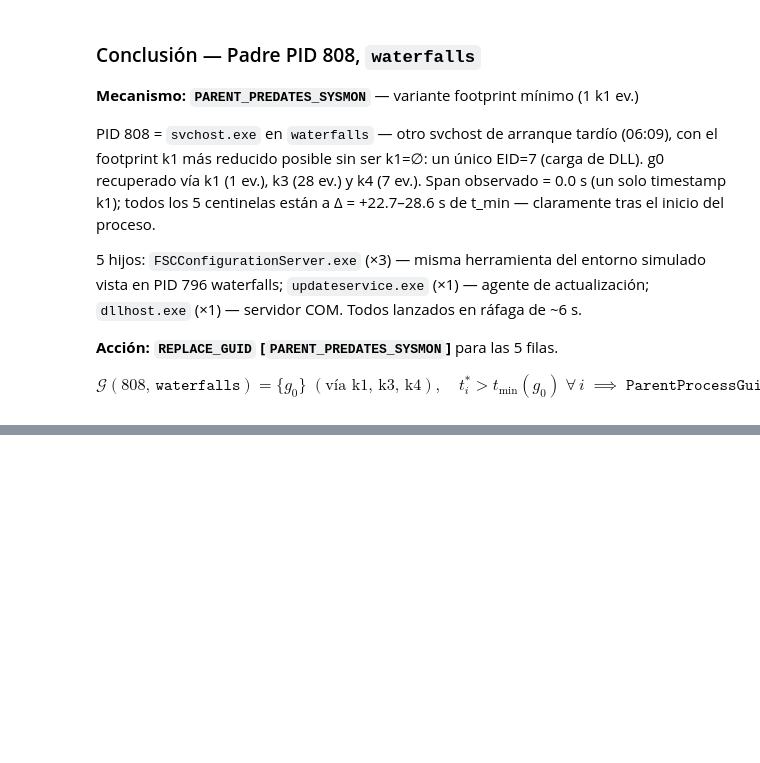
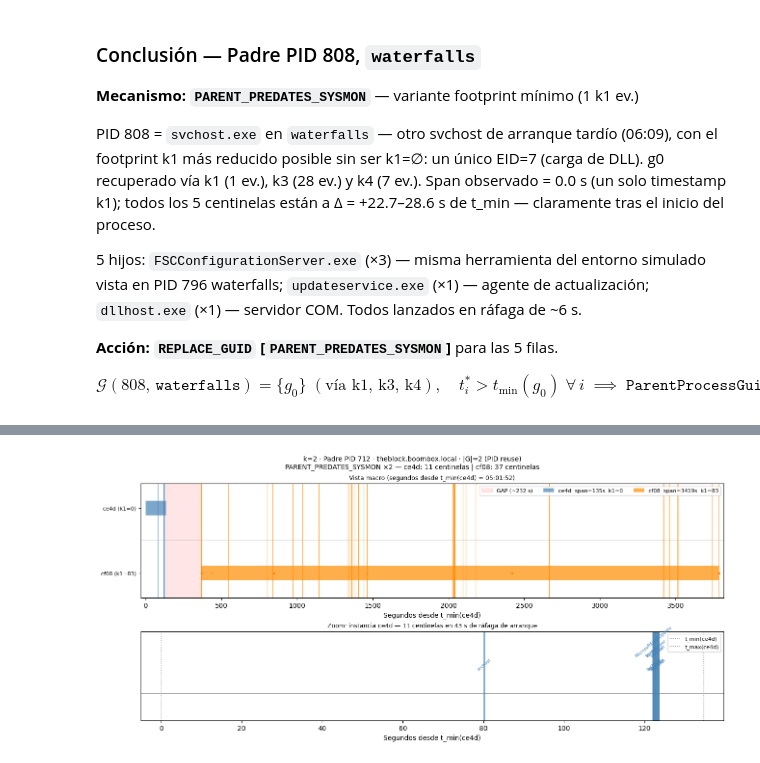
Before and after one commit to ollerenac/curso2026, a Jupyter notebook: sesion-2/9_enfoque_B.ipynb, the cells around one changed output, grey strips where cells are left out. Saved outputs shown, nothing was run; the diff lists cells and outputs as text; code cells hidden in the pictures; blank space fills up the shorter version.

Commit message:
analysis(sesion-2): k=2 REVIEW — PID 712 theblock (|G|=2, PID reuse, REPLACE_GUID ×2)
Co-Authored-By: Claude Sonnet 4.6 <noreply@anthropic.com>

```diff
--- a/sesion-2/9_enfoque_B.ipynb
+++ b/sesion-2/9_enfoque_B.ipynb
@@ -6677,0 +6823,84 @@ $$
+# %%
+import matplotlib.pyplot as plt
+import matplotlib.patches as mpatches
+
+OUT = '../sesion-2/img/ev_k2_tb712_timeline.png'
+
+# GUIDs con sus labels y colores
+guid_ce4d = '4a85d404-ce4d-67da-0b00-000000005400'
+guid_cf08 = '4a85d404-cf08-67da-0b00-000000005500'
+color_ce4d, color_cf08 = 'steelblue', 'darkorange'
+
+# t0 = inicio del primer GUID
+t0_712 = guid_ranges[guid_ce4d][0]
+def sec_712(t): return (pd.Timestamp(t) - t0_712).total_seconds()
+
+# Eventos k1 de cada GUID
+k1_ce4d = df[~df['EventID'].isin([8,10]) & (df['Computer']==comp_tb712) &
+             (df['ProcessId']==ppid_712) & (df['ProcessGuid']==guid_ce4d)]
+k1_cf08 = df[~df['EventID'].isin([8,10]) & (df['Computer']==comp_tb712) &
+             (df['ProcessId']==ppid_712) & (df['ProcessGuid']==guid_cf08)]
+
+t_min_ce4d, t_max_ce4d = guid_ranges[guid_ce4d][:2]
+t_min_cf08, t_max_cf08 = guid_ranges[guid_cf08][:2]
+
+fig, (ax1, ax2) = plt.subplots(2, 1, figsize=(13, 6),
+                                gridspec_kw={'height_ratios': [1.8, 1.4]},
+                                constrained_layout=True)
+fig.suptitle('k=2 · Padre PID 712 · theblock.boombox.local · |G|=2 (PID reuse)\n'
+             'PARENT_PREDATES_SYSMON ×2 — ce4d: 11 centinelas | cf08: 37 centinelas', fontsize=10)
+
+# ── Panel superior: vista macro ──────────────────────────────────────────
+ax1.set_title('Vista macro (segundos desde t_min(ce4d) = 05:01:52)', fontsize=9)
+ax1.axhline(0, color='gray', lw=0.7)
+
+# Barras de ciclo de vida
+span_ce4d = (t_max_ce4d - t_min_ce4d).total_seconds()
+span_cf08 = (t_max_cf08 - t_min_cf08).total_seconds()
+ax1.barh(0.4, span_ce4d, left=sec_712(t_min_ce4d), height=0.18,
+         color=color_ce4d, alpha=0.7, label=f'ce4d  span={span_ce4d:.0f}s  k1=0')
+ax1.barh(-0.4, span_cf08, left=sec_712(t_min_cf08), height=0.18,
+         color=color_cf08, alpha=0.7, label=f'cf08  span={span_cf08:.0f}s  k1=83')
+
+# k1 events (solo cf08 tiene)
+xs_cf08 = [sec_712(t) for t in k1_cf08['ts'].dropna()]
+ax1.scatter(xs_cf08, [-0.4]*len(xs_cf08), color=color_cf08, s=6, alpha=0.4, zorder=3)
+
+# Centinelas por GUID
+for _, row in s712.iterrows():
+    x = sec_712(row['ts'])
+    color = color_ce4d if row['_assign']=='ce4d' else color_cf08
+    ax1.axvline(x, color=color, lw=0.9, alpha=0.7)
+
+# GAP
+ax1.axvspan(sec_712(t_max_ce4d), sec_712(t_min_cf08), alpha=0.1, color='red', label='GAP (~232 s)')
+
+ax1.set_xlim(-30, sec_712(t_max_cf08)+30)
+ax1.set_ylim(-0.7, 0.7)
+ax1.set_xlabel('Segundos desde t_min(ce4d)')
+ax1.set_yticks([-0.4, 0.4])
+ax1.set_yticklabels(['cf08 (k1=83)', 'ce4d (k1=0)'], fontsize=8)
+ax1.legend(fontsize=8, loc='upper right', ncol=3)
+
+# ── Panel inferior: zoom ce4d (134.6 s) ──────────────────────────────────
+ax2.set_title('Zoom: instancia ce4d — 11 centinelas en 43 s de ráfaga de arranque', fontsize=9)
+ax2.axhline(0, color='gray', lw=0.7)
+sent_ce4d = s712[s712['_assign']=='ce4d']
+for i, (_, row) in enumerate(sent_ce4d.iterrows()):
+    x = sec_712(row['ts'])
+    ax2.axvline(x, color=color_ce4d, lw=1.8, alpha=0.85)
+    ax2.text(x, 0.25 + (i%2)*0.15, row['_img'].replace('.exe',''),
+             fontsize=6.5, ha='center', va='bottom', color=color_ce4d, rotation=40)
+ax2.axvline(sec_712(t_min_ce4d), color='gray', lw=1, ls=':', label='t_min(ce4d)')
+ax2.axvline(sec_712(t_max_ce4d), color='gray', lw=1, ls=':', label='t_max(ce4d)')
+ax2.set_xlim(sec_712(t_min_ce4d)-5, sec_712(t_max_ce4d)+5)
+ax2.set_ylim(-0.3, 0.7)
+ax2.set_yticks([])
+ax2.set_xlabel('Segundos desde t_min(ce4d)')
+ax2.legend(fontsize=8, loc='upper right')
+
+fig.savefig(OUT, dpi=150, bbox_inches='tight')
+plt.show()
+print(f'Guardado: {OUT}')
+# %% [output]
+[figure, added]
```
Also changed, not shown: parts of 7 cells of this notebook, 2 other files.
